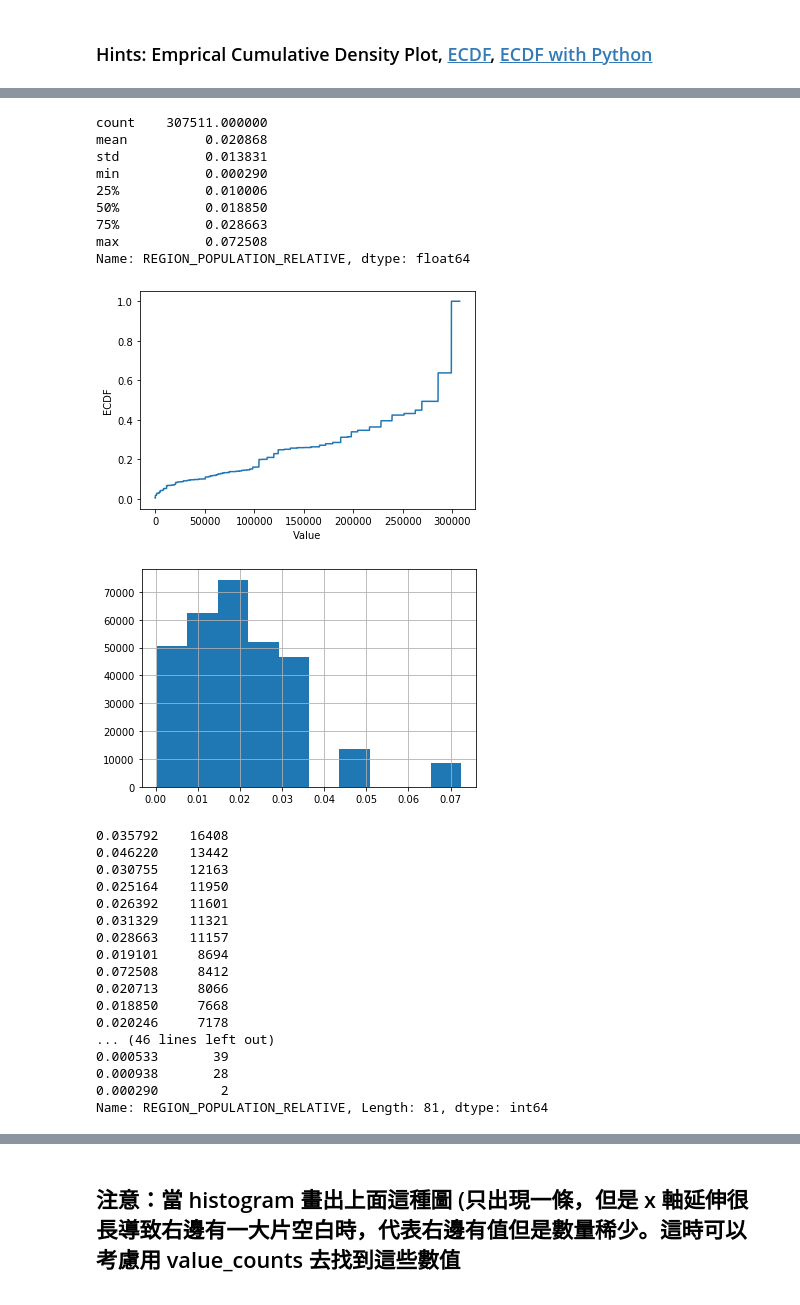
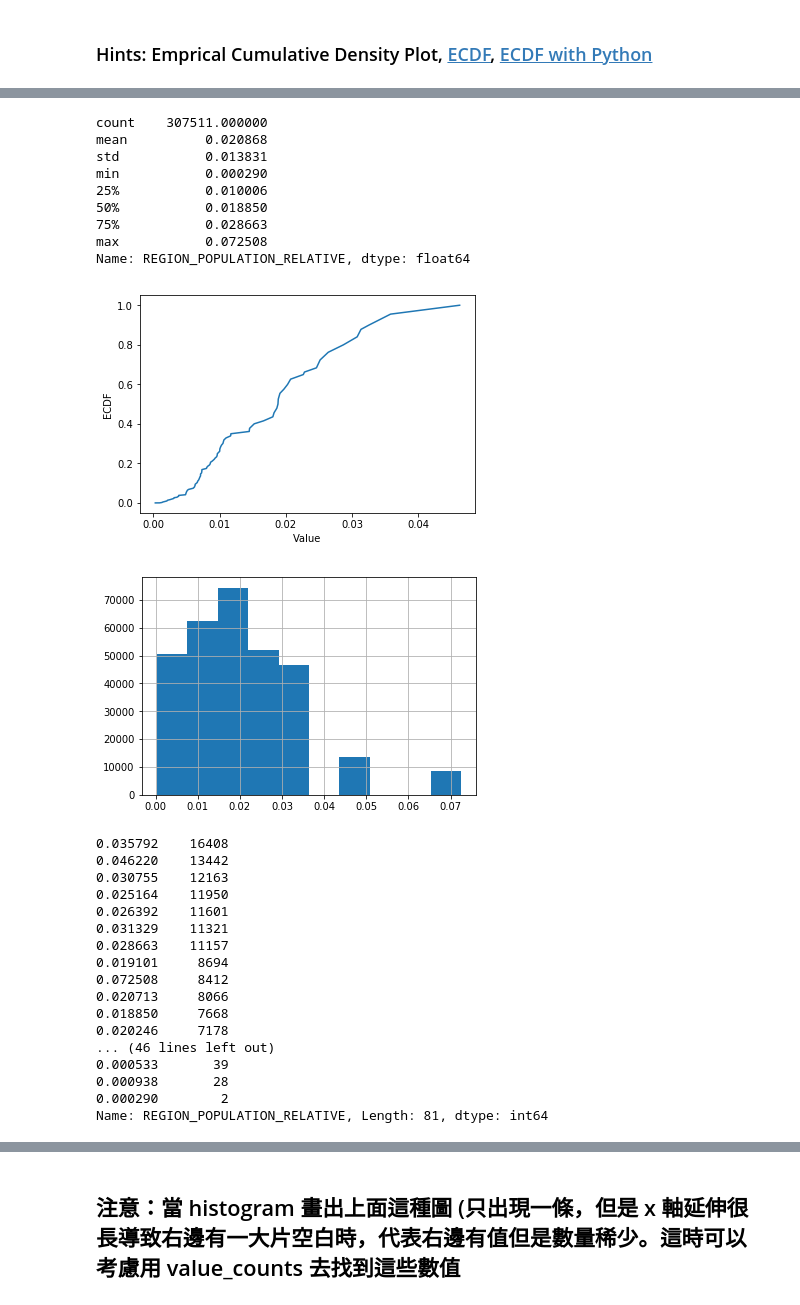
Before and after one commit to SeanWu1977/-3rd-ML100Days, a Jupyter notebook: homework/Day_009_HW.ipynb, the cells around one changed output, grey strips where cells are left out. Drawn from its saved outputs; the diff is of its cells as text; code cells hidden in the pictures.

```diff
--- a/homework/Day_009_HW.ipynb
+++ b/homework/Day_009_HW.ipynb
@@ -20,7 +20,7 @@ import matplotlib.pyplot as plt
 %matplotlib inline
 
 # 設定 data_path
-dir_data = './data'
+dir_data = '../source/data'
 # %%
 f_app = os.path.join(dir_data, 'application_train.csv')
 print('Path of read in data: %s' % (f_app))
@@ -173,36 +165,44 @@ print(app_train['REGION_POPULATION_RELATIVE'].describe())
 
 # 繪製 Empirical Cumulative Density Plot (ECDF)
 """
 Your Code Here
 """
-cdf = app_train['REGION_POPULATION_RELATIVE'].sort_values().reset_index(drop=True)
+s = app_train['REGION_POPULATION_RELATIVE'].value_counts().sort_index()
+# cdf = app_train['AMT_INCOME_TOTAL'].sort_values().reset_index(drop=True)
+# cdf = np.cumsum(s)
+
+# escape value
+up = np.percentile(app_train['REGION_POPULATION_RELATIVE'],100)
+
+# cdf = np.cumsum(s[s.index < s.index.max()])
+cdf = np.cumsum(s[s.index < up])
 
 
 plt.plot(list(cdf.index), cdf/cdf.max())
 plt.xlabel('Value')
 plt.ylabel('ECDF')
 plt.ylim([-0.05,1.05]) # 限制顯示圖片的範圍
 plt.show()
 
 app_train['REGION_POPULATION_RELATIVE'].hist()
 plt.show()
 
 app_train['REGION_POPULATION_RELATIVE'].value_counts()
 
 # 就以這個欄位來說，雖然有資料掉在分布以外，也不算異常，僅代表這間公司在稍微熱鬧的地區有的據點較少，
 # 導致 region population relative 在少的部分較為密集，但在大的部分較為疏漏
 # %% [output]
 count    307511.000000
 mean          0.020868
 std           0.013831
 min           0.000290
 25%           0.010006
 50%           0.018850
 75%           0.028663
 max           0.072508
 Name: REGION_POPULATION_RELATIVE, dtype: float64
-[figure, old version]
+[figure, new version]
-[figure, old version]
+[figure, new version]
 0.035792    16408
 0.046220    13442
 0.030755    12163
```
Also changed, not shown: parts of 7 cells of this notebook.
